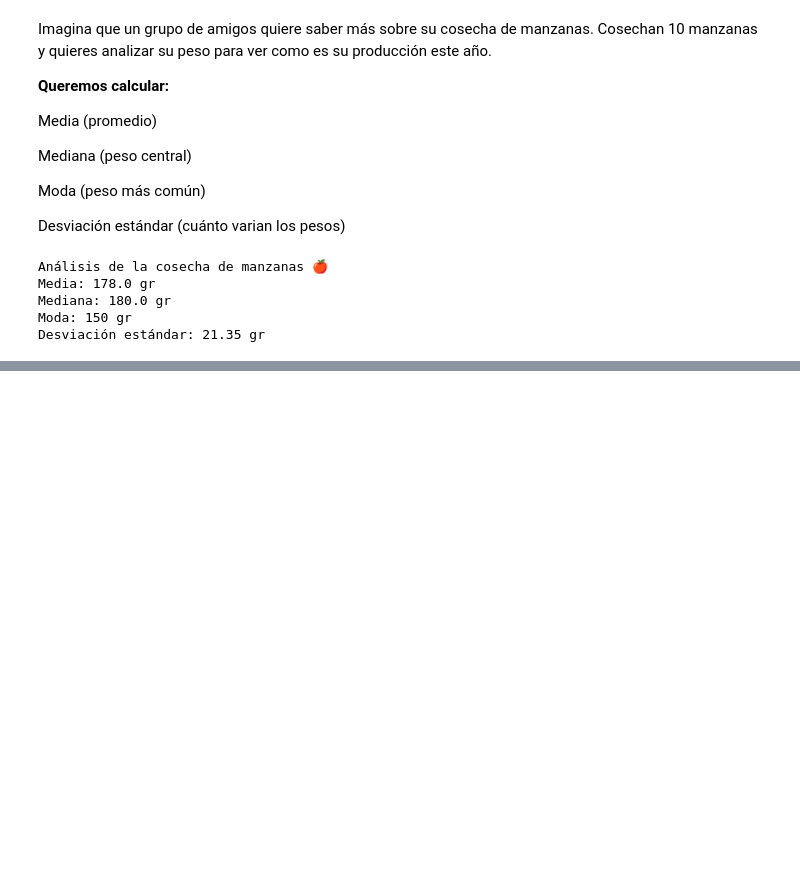
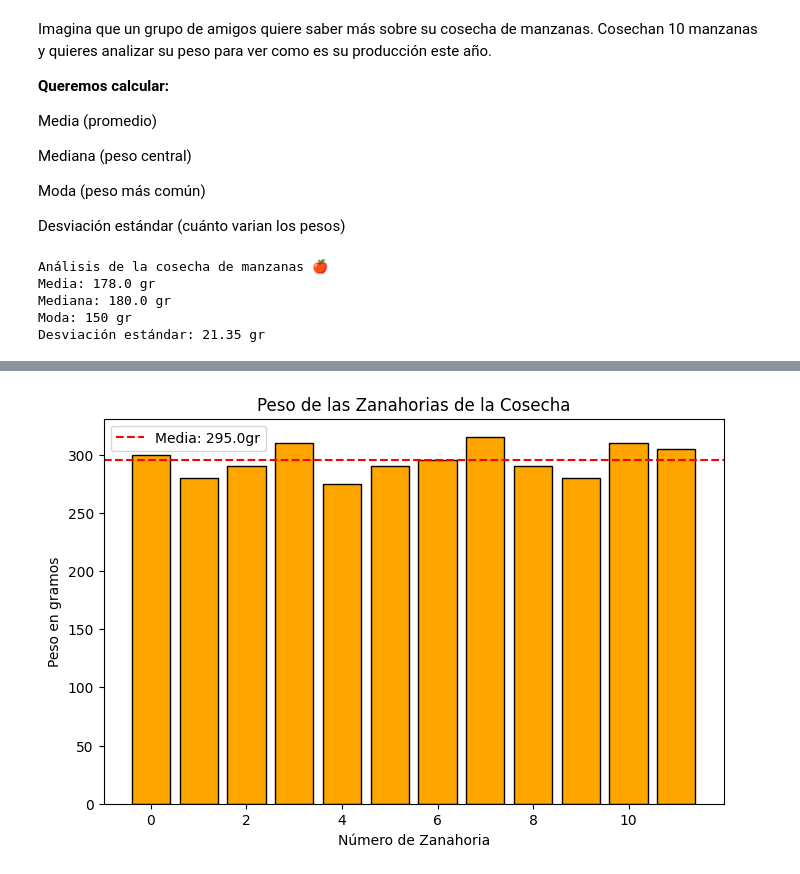
Before and after one commit to HelenDiMo/Practicas-Del-Curso_IA_F5, a Jupyter notebook: La_pandilla_de_las_manzanas.ipynb, the cells around one changed output, grey strips where cells are left out. Cells and saved outputs as stored; diff of their text form; code cells hidden in the pictures; blank space fills up the shorter version.

```diff
--- a/La_pandilla_de_las_manzanas.ipynb
+++ b/La_pandilla_de_las_manzanas.ipynb
@@ -39,0 +120,64 @@ Desviación estándar: 21.35 gr
+# %%
+import numpy as np
+import statistics as stats
+import matplotlib.pyplot as plt
+
+zanahorias = [300, 280, 290, 310, 275, 290, 295, 315, 290, 280, 310, 305]
+
+# Estadísticas descriptivas
+media = np.mean(zanahorias) # Promedio
+mediana = np.median(zanahorias) # Peso central
+moda = stats.mode(zanahorias) # Peso más común
+desviacion_estandar = np.std(zanahorias) # Cuánto varian los pesos
+
+# Resultados
+print(f"Resultado de la cosecha de zanahorias 🥕")
+print()
+print(f"Average: {media:.2f}g | Median: {mediana}g | Mode: {moda}g")
+print()
+print(f"Desviación estándar: {desviacion_estandar:.2f} gr")
+
+# 1. Crear el gráfico
+plt.figure(figsize=(8, 5)) # Tamaño de la ventana
+
+# 2. Dibujar los datos (un gráfico de barras para cada zanahoria)
+plt.bar(range(len(zanahorias)), zanahorias, color='orange', edgecolor='black')
+
+# 3. Añadir una línea que represente la Media (promedio)
+plt.axhline(media, color='red', linestyle='--', label=f'Media: {media}gr')
+
+# 4. Etiquetas para entender qué vemos
+plt.title("Peso de las Zanahorias de la Cosecha")
+plt.xlabel("Número de Zanahoria")
+plt.ylabel("Peso en gramos")
+plt.legend() # Muestra el cuadrito de la "Media"
+
+# --- NUEVA SECCIÓN: Interacción con el cliente ---
+
+nuevo_peso = input("Introduce el peso de la nueva zanahoria (en gramos): ")
+
+#AQUI QUIERO AÑADIR LA POSIBILIDAD DE QUERER AÑADIR UN PESO MÁS O NO
+
+# Convertimos el texto a número decimal (float) y lo añadimos a la lista
+zanahorias.append(float(nuevo_peso))
+
+print("\n¡Nueva zanahoria registrada con éxito!")
+print("""
+          ^  ^  ^
+         | || || |
+          \\|||||/
+           '---'
+           |   |
+           |   |  <-- ¡Esta es tu nueva zanahoria!
+           |   |
+            \\ /
+             V
+""")
+
+print(f"¡Zanahoria añadida! Ahora tienes {len(zanahorias)} zanahorias.")
+
+
+
+# 5. ¡Mostrarlo!
+plt.show()
+# %% [output]
@@ -39,0 +204 @@ Desviación estándar: 21.35 gr
+[figure, added]
```
Also changed, not shown: parts of 5 cells of this notebook.
